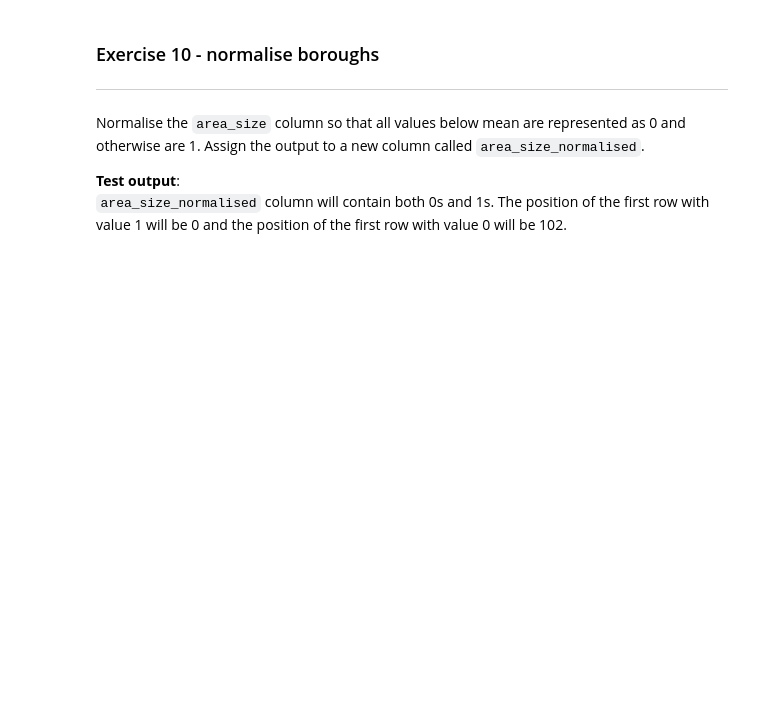
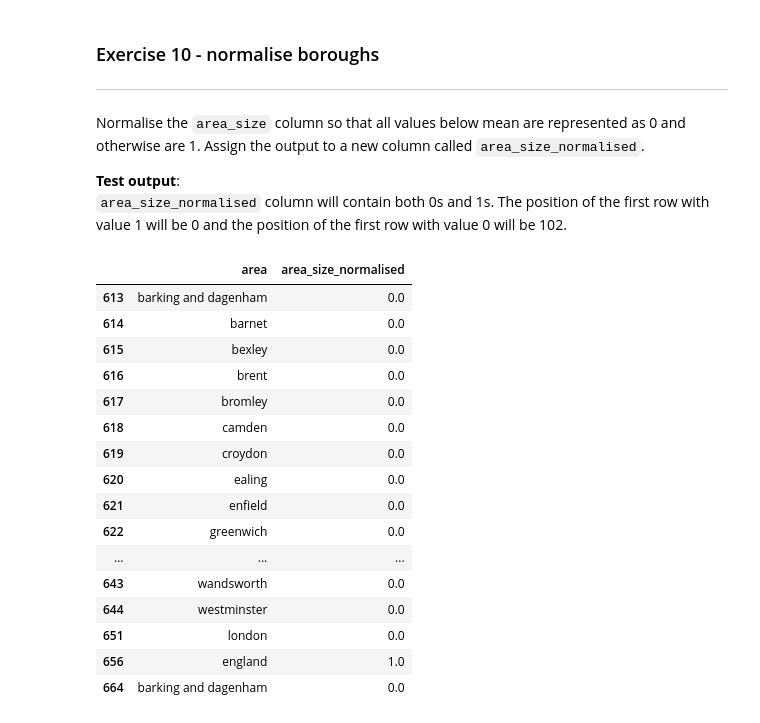
Before and after one commit to fraserrbarclay/Python-Data-Practicals, a Jupyter notebook: worksheets/Sorting_and_cleaning.ipynb, the cells around one changed output. Cells and saved outputs as stored; diff of their text form; code cells hidden in the pictures; blank space fills up the shorter version.

```diff
--- a/worksheets/Sorting_and_cleaning.ipynb
+++ b/worksheets/Sorting_and_cleaning.ipynb
@@ -331,3 +441,33 @@ Normalise the `area_size` column so that all values below mean are represented a
 
 **Test output**:
 `area_size_normalised` column will contain both 0s and 1s.  The position of the first row with value 1 will be 0 and the position of the first row with value 0 will be 102.
+# %%
+mean_area = df.dropna().describe()['area_size']['mean']
+# %%
+def normalise_area(df):
+  if df['area_size'] < mean_area:
+    return 0
+  elif df['area_size'] >= mean_area:
+    return 1
+  else:
+    return np.nan
+df['area_size_normalised'] = df.dropna().apply(normalise_area, axis =1)
+df[['area','area_size_normalised']].dropna().head(35)
+# %% [output]
+|  | area | area_size_normalised |
+| 613 | barking and dagenham | 0.0 |
+| 614 | barnet | 0.0 |
+| 615 | bexley | 0.0 |
+| 616 | brent | 0.0 |
+| 617 | bromley | 0.0 |
+| 618 | camden | 0.0 |
+| 619 | croydon | 0.0 |
+| 620 | ealing | 0.0 |
+| 621 | enfield | 0.0 |
+| 622 | greenwich | 0.0 |
+| ... | ... | ... |
+| 643 | wandsworth | 0.0 |
+| 644 | westminster | 0.0 |
+| 651 | london | 0.0 |
+| 656 | england | 1.0 |
+| 664 | barking and dagenham | 0.0 |
```
Also changed, not shown: parts of 7 cells of this notebook.
